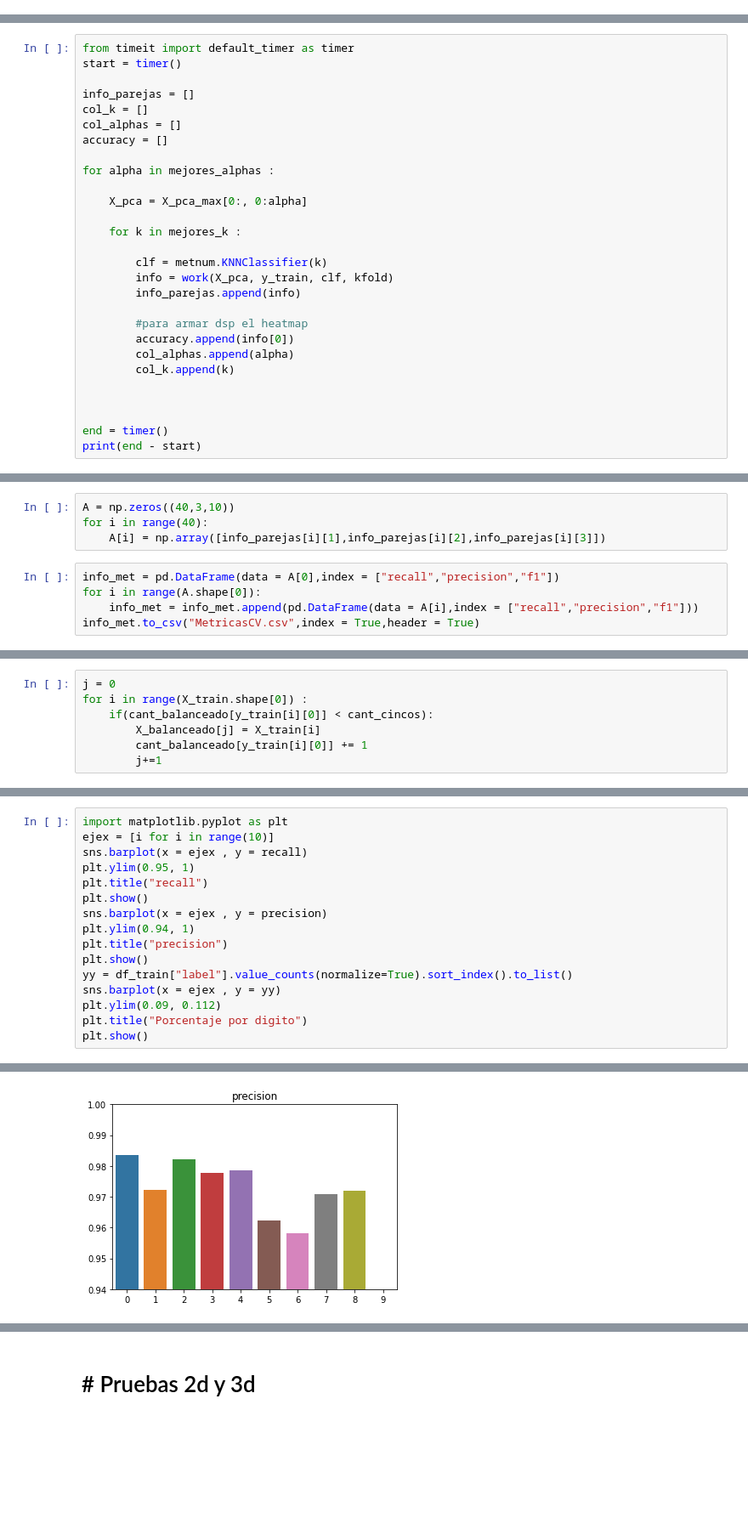
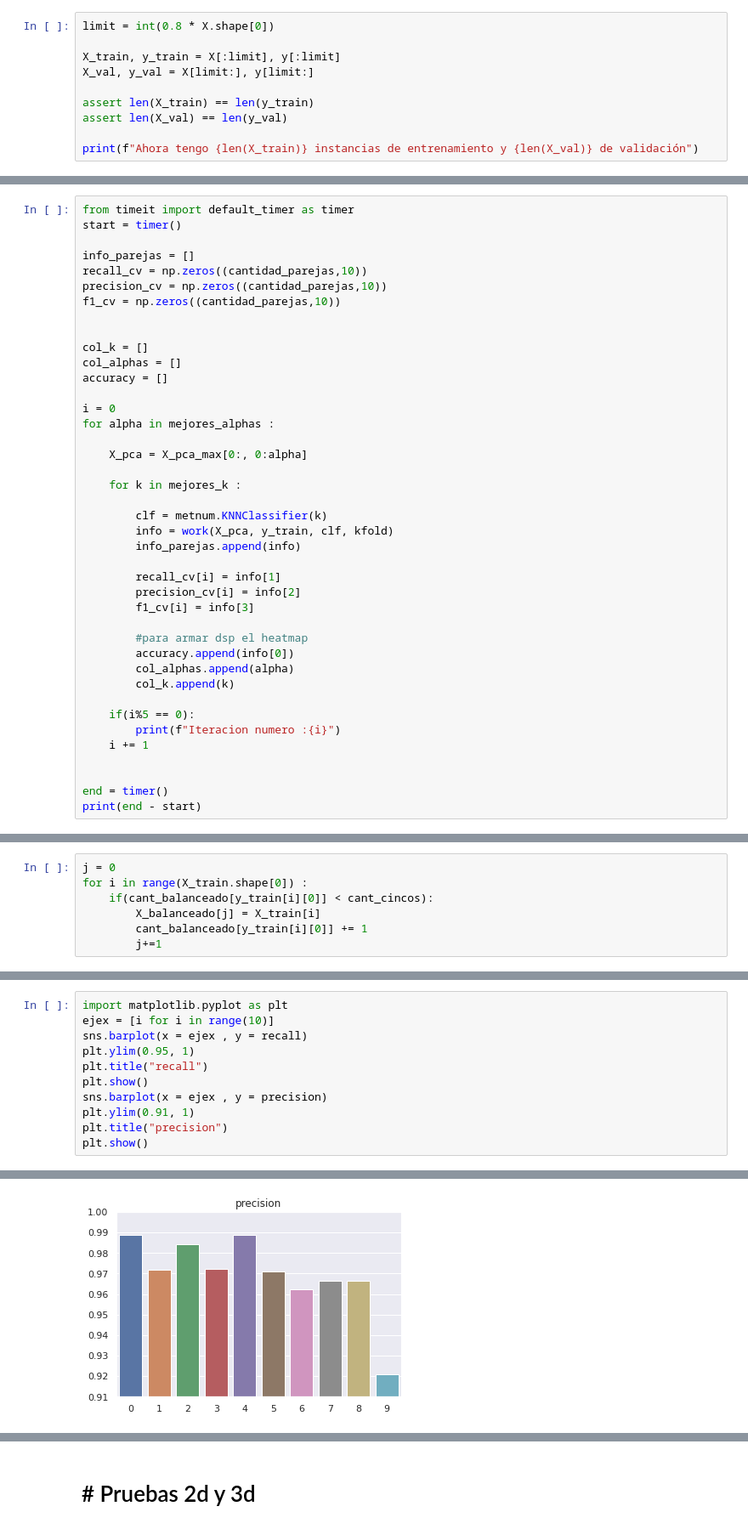
Before and after one commit to fzanollo/metodos-num, a Jupyter notebook: tp2/notebooks/preliminares.ipynb, the cells around one changed output, grey strips where cells are left out. Shown at 85% size. Drawn from its saved outputs; the diff is of its cells as text; blank space fills up the shorter version.

```diff
--- a/tp2/notebooks/preliminares.ipynb
+++ b/tp2/notebooks/preliminares.ipynb
@@ -400,0 +346,10 @@ X_train.shape
+# %%
+limit = int(0.8 * X.shape[0])
+
+X_train, y_train = X[:limit], y[:limit]
+X_val, y_val = X[limit:], y[limit:]
+
+assert len(X_train) == len(y_train)
+assert len(X_val) == len(y_val)
+
+print(f"Ahora tengo {len(X_train)} instancias de entrenamiento y {len(X_val)} de validación")
@@ -412,10 +375,16 @@ from timeit import default_timer as timer
 start = timer()
 
 info_parejas = []
+recall_cv = np.zeros((cantidad_parejas,10))
+precision_cv = np.zeros((cantidad_parejas,10))
+f1_cv = np.zeros((cantidad_parejas,10))
+
+
 col_k = []
 col_alphas = []
 accuracy = []
 
+i = 0
 for alpha in mejores_alphas :
 
     X_pca = X_pca_max[0:, 0:alpha]
@@ -426,11 +395,18 @@ for alpha in mejores_alphas :
         info = work(X_pca, y_train, clf, kfold)
         info_parejas.append(info)
 
+        recall_cv[i] = info[1]
+        precision_cv[i] = info[2]
+        f1_cv[i] = info[3]
+
         #para armar dsp el heatmap
         accuracy.append(info[0])
         col_alphas.append(alpha)
         col_k.append(k)
 
+    if(i%5 == 0):
+        print(f"Iteracion numero :{i}")
+    i += 1
 
 
 end = timer()
@@ -450,9 +418,0 @@ info_parejas[0]
-# %%
-A = np.zeros((40,3,10))
-for i in range(40):
-    A[i] = np.array([info_parejas[i][1],info_parejas[i][2],info_parejas[i][3]])
-# %%
-info_met = pd.DataFrame(data = A[0],index = ["recall","precision","f1"])
-for i in range(A.shape[0]):
-    info_met = info_met.append(pd.DataFrame(data = A[i],index = ["recall","precision","f1"]))
-info_met.to_csv("MetricasCV.csv",index = True,header = True)
@@ -561,12 +565,7 @@ plt.ylim(0.95, 1)
 plt.title("recall")
 plt.show()
 sns.barplot(x = ejex , y = precision)
-plt.ylim(0.94, 1)
+plt.ylim(0.91, 1)
 plt.title("precision")
 plt.show()
-yy = df_train["label"].value_counts(normalize=True).sort_index().to_list()
-sns.barplot(x = ejex , y = yy)
-plt.ylim(0.09, 0.112)
-plt.title("Porcentaje por digito")
-plt.show()
 # %% [output]
@@ -574 +573 @@ plt.show()
-[figure, old version]
+[figure, new version]
```
Also changed, not shown: parts of 56 cells of this notebook.
